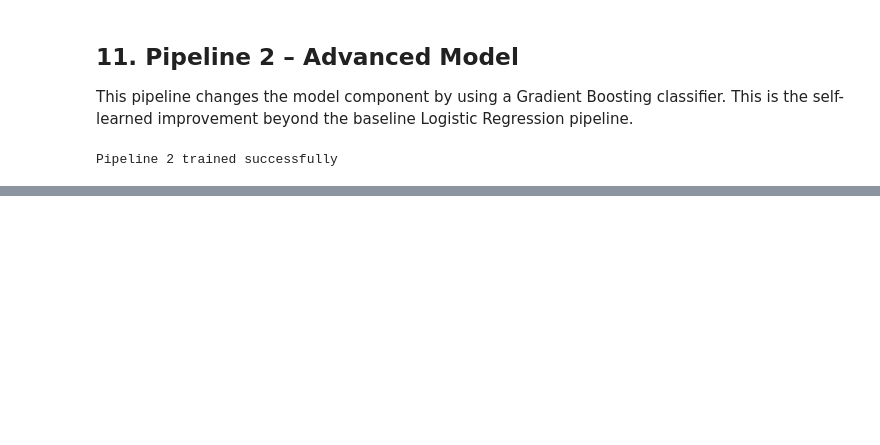
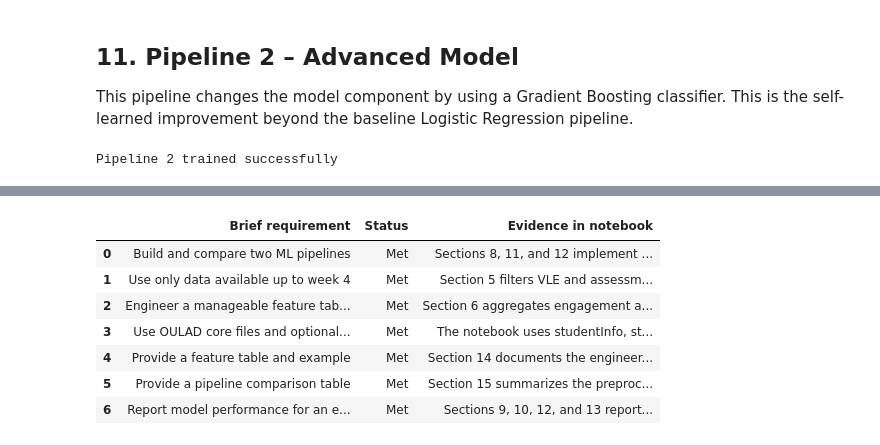
Before and after one commit to KhozaVu/Machine-Learning-Notebook, a Jupyter notebook: OULAD_Project.ipynb, the cells around one changed output, grey strips where cells are left out. Saved outputs shown, nothing was run; the diff lists cells and outputs as text; code cells hidden in the pictures; blank space fills up the shorter version.

```diff
--- a/OULAD_Project.ipynb
+++ b/OULAD_Project.ipynb
@@ -1034,0 +1475,54 @@ plt.show()
+# %%
+import pandas as pd
+from IPython.display import display
+
+compliance_check = pd.DataFrame(
+    [
+        {
+            "Brief requirement": "Build and compare two ML pipelines",
+            "Status": "Met",
+            "Evidence in notebook": "Sections 8, 11, and 12 implement and compare two distinct pipelines.",
+        },
+        {
+            "Brief requirement": "Use only data available up to week 4",
+            "Status": "Met",
+            "Evidence in notebook": "Section 5 filters VLE and assessment records to date <= 27.",
+        },
+        {
+            "Brief requirement": "Engineer a manageable feature table instead of modeling the raw click table",
+            "Status": "Met",
+            "Evidence in notebook": "Section 6 aggregates engagement and assessment data into one row per student-course.",
+        },
+        {
+            "Brief requirement": "Use OULAD core files and optional supporting files appropriately",
+            "Status": "Met",
+            "Evidence in notebook": "The notebook uses studentInfo, studentVle, vle, assessments, and studentAssessment.",
+        },
+        {
+            "Brief requirement": "Provide a feature table and example",
+            "Status": "Met",
+            "Evidence in notebook": "Section 14 documents the engineered features and shows example rows from the modeling table.",
+        },
+        {
+            "Brief requirement": "Provide a pipeline comparison table",
+            "Status": "Met",
+            "Evidence in notebook": "Section 15 summarizes the preprocessing, estimator, and motivation for each pipeline.",
+        },
+        {
+            "Brief requirement": "Report model performance for an early at-risk prediction task",
+            "Status": "Met",
+            "Evidence in notebook": "Sections 9, 10, 12, and 13 report classification metrics, AUC, threshold trade-offs, and conclusions.",
+        },
+    ]
+)
+
+display(compliance_check)
+# %% [output]
+|  | Brief requirement | Status | Evidence in notebook |
+| 0 | Build and compare two ML pipelines | Met | Sections 8, 11, and 12 implement ... |
+| 1 | Use only data available up to week 4 | Met | Section 5 filters VLE and assessm... |
+| 2 | Engineer a manageable feature tab... | Met | Section 6 aggregates engagement a... |
+| 3 | Use OULAD core files and optional... | Met | The notebook uses studentInfo, st... |
+| 4 | Provide a feature table and example | Met | Section 14 documents the engineer... |
+| 5 | Provide a pipeline comparison table | Met | Section 15 summarizes the preproc... |
+| 6 | Report model performance for an e... | Met | Sections 9, 10, 12, and 13 report... |
```
Also changed, not shown: parts of 48 cells of this notebook.
